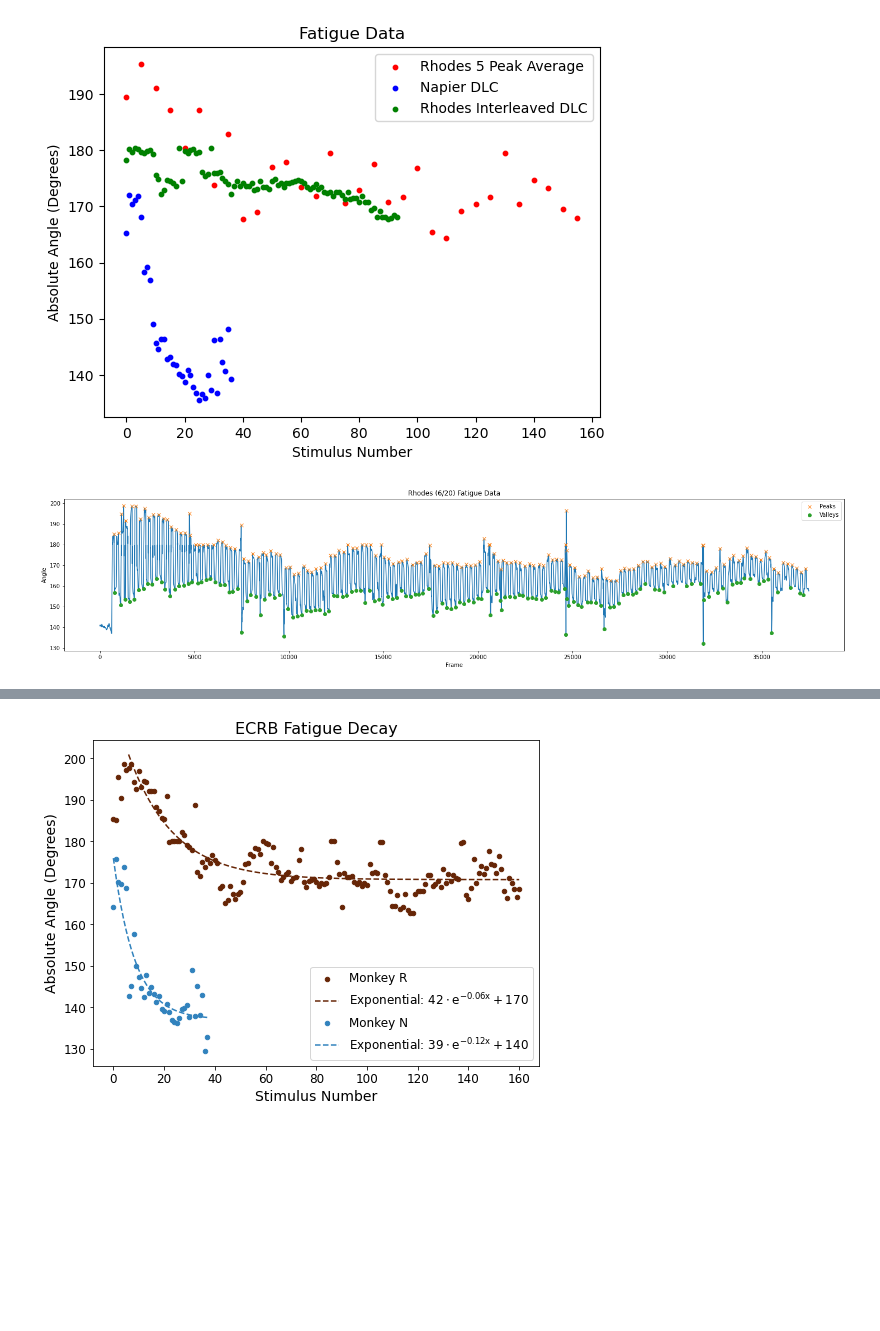
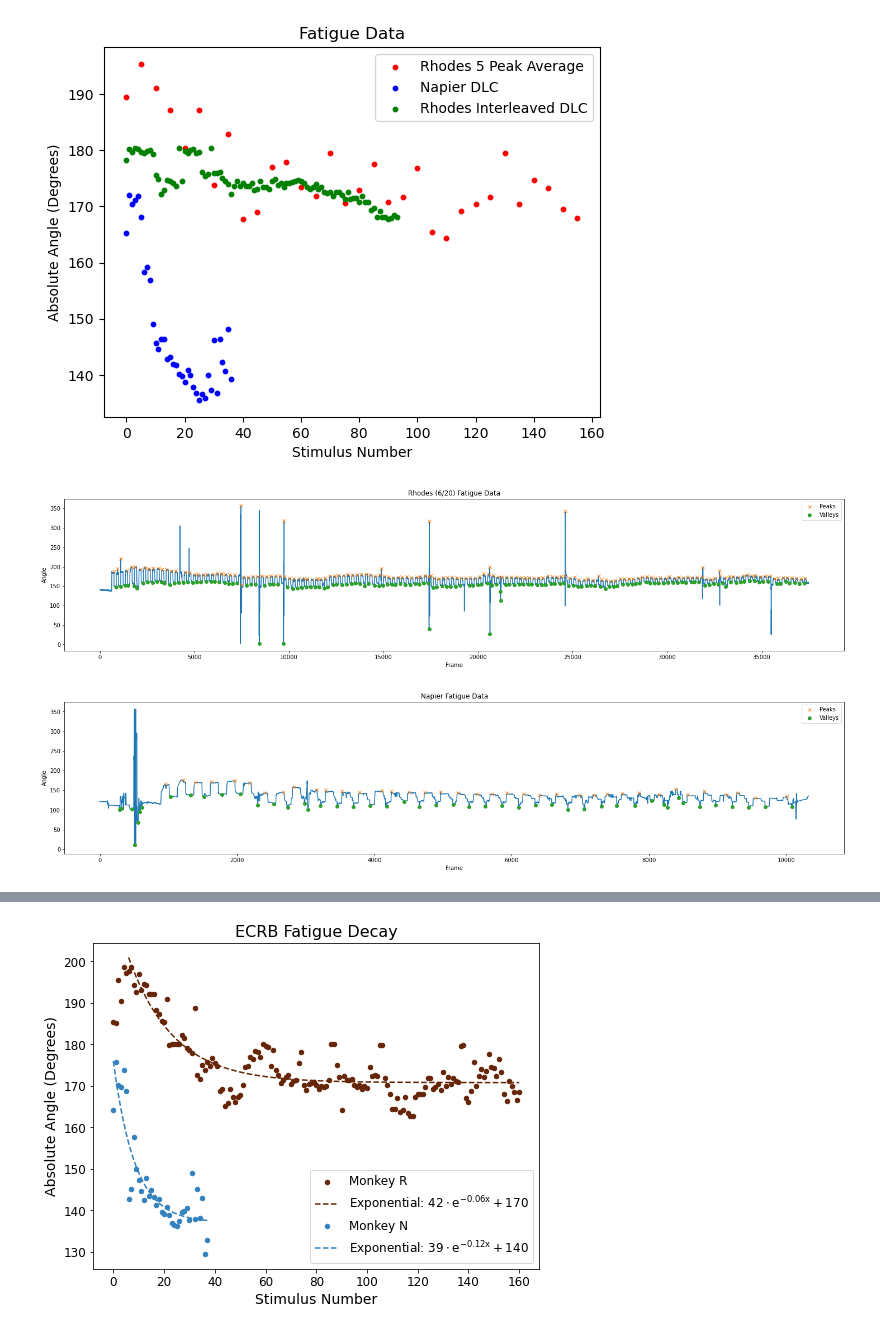
Before and after one commit to draeloslab/stim_behavior, a Jupyter notebook: notebooks/newFatigueFig.ipynb, the cells around one changed output, grey strips where cells are left out. Saved outputs shown, nothing was run; the diff lists cells and outputs as text; code cells hidden in the pictures; blank space fills up the shorter version.

Commit message:
just some changes to make figures

```diff
--- a/notebooks/newFatigueFig.ipynb
+++ b/notebooks/newFatigueFig.ipynb
@@ -138,7 +138,7 @@ class FatigueData:
     def getAngleChange(self,window, indices_shift=0, start_shift=0):
         angleChanges = []
         for i in range(len(self.peaks)):
-            median = np.max(self.data[self.peaks[i]-window:self.peaks[i]+window])
+            median = np.median(self.data[self.peaks[i]-window:self.peaks[i]+window])
             angleChanges.append(median) # - self.data[self.valleys[-restIdx]])
         self.angleChanges = angleChanges
         self.window = window
@@ -235,12 +235,13 @@ class FatigueData:
 
                 ax.text(x_pos, y_pos,
                         f'Angle: {self.data[i]:.0f}',
-                        color='white', fontsize=20,
+                        color='white', fontsize=12,
                         ha='left', va='center',
                         transform=ax.transAxes)
 
                 fig.suptitle(f'Monkey {self.name[:1]} Stim {stimNum+1}',
                             ha='center', va='top', fontsize=20, weight='bold', color='white')
+                ax.text(0.5, 0.95, f'Max Angle: {self.angleChanges[stimNum]:.0f}', color='white', fontsize=16, ha='center', va='top', transform=ax.transAxes)
                 ax.axis('off')
                 # plt.tight_layout()
                 # Write the current frame to the video
@@ -333,22 +334,23 @@ rhodes.makeVideo('/home/jakejoseph/Desktop/Joseph_Code/FESFatigue-Jake-2024-05-3
 # %%
 thresh = 0.5
 window = 30
-rhodes = FatigueData("Rhodes (6/20)","/home/jakejoseph/Desktop/Joseph_Code/FESFatigue-Jake-2024-05-31/videos/rhodesfatigueECRB12_6_20DLC_resnet50_FESFatigueMay31shuffle1_355000.csv", 0.99, 30)
+rhodes = FatigueData("Rhodes (6/20)","/home/jakejoseph/Desktop/Joseph_Code/FESFatigue-Jake-2024-05-31/videos/rhodesfatigueECRB12_6_20DLC_resnet50_FESFatigueMay31shuffle1_355000.csv", 0.5, 2)
 rhodes.plotAll(window=50, distance=5,prominence=8)
 # Combining the snipped part of rhodes 2 data
 # rhodes2 = FatigueData("Rhodes (6/13)","/home/jakejoseph/Desktop/Joseph_Code/FESFatigue-Jake-2024-05-31/videos/rhodesfatigue_6_13_2024_2DLC_resnet50_FESFatigueMay31shuffle1_297000.csv", thresh, window, type='DLC')
 # rhodesextra = FatigueData("Rhodes Single Electrode final minute additional data",'/home/jakejoseph/Desktop/Joseph_Code/FESFatigue-Jake-2024-05-31/videos/rhodesfatigueadditional_6_13DLC_resnet50_FESFatigueMay31shuffle1_297000.csv', thresh, window, type='DLC')
 # rhodesextra.plotAll(window=50, distance=10, prominence=4)
 # rhodes2.data = np.concatenate((rhodes2.data,[np.nan] * (27930+22080), rhodesextra.data))
 # rhodes2.plotAll(window=50, distance=5,prominence=4)
-# napier = FatigueData("Napier","/home/jakejoseph/Desktop/Joseph_Code/FESFatigue-Jake-2024-05-31/videos/napierecrbfatigue_05_31_3_1DLC_resnet50_FESFatigueMay31shuffle1_37000.csv", 0.5, window)
-# napier.plotAll(window = 50, height=100, prominence=8, width=100, distance =5)
+napier = FatigueData("Napier","/home/jakejoseph/Desktop/Joseph_Code/FESFatigue-Jake-2024-05-31/videos/napierecrbfatigue_05_31_3_1DLC_resnet50_FESFatigueMay31shuffle1_37000.csv", 0.5, 2)
+napier.plotAll(window = 50, height=100, prominence=8, width=100, distance =5)
 # rhodes3 = FatigueData("Rhodes (5/23)","/home/jakejoseph/Desktop/Joseph_Code/FESFatigue-Jake-2024-05-31/videos/fatiguetest0523ecrb12_2DLC_resnet50_FESFatigueMay31shuffle1_297000.csv", 0.5, window)
 # rhodes3.plotAll(window = 50, height=130, prominence=10, width=110, distance=5)
 # rhodesinterleaved = FatigueData("RhodesInterleaved","/home/jakejoseph/Desktop/Joseph_Code/FESFatigue-Jake-2024-05-31/videos/ECRB_interleaved_stim_5_30_1DLC_resnet50_FESFatigueMay31shuffle1_37000.csv", thresh, window)
 # rhodesinterleaved.plotAll(window = 50, height=130, prominence=4, width=20, distance=100)
 # %% [output]
-[figure, old version]
+[figure, new version]
+[figure, added]
 # %%
 # rhodes2.getAngleChange(20,start_shift=13, indices_shift=209)
 napier.getAngleChange(20)
```
Also changed, not shown: parts of 4 cells of this notebook.
